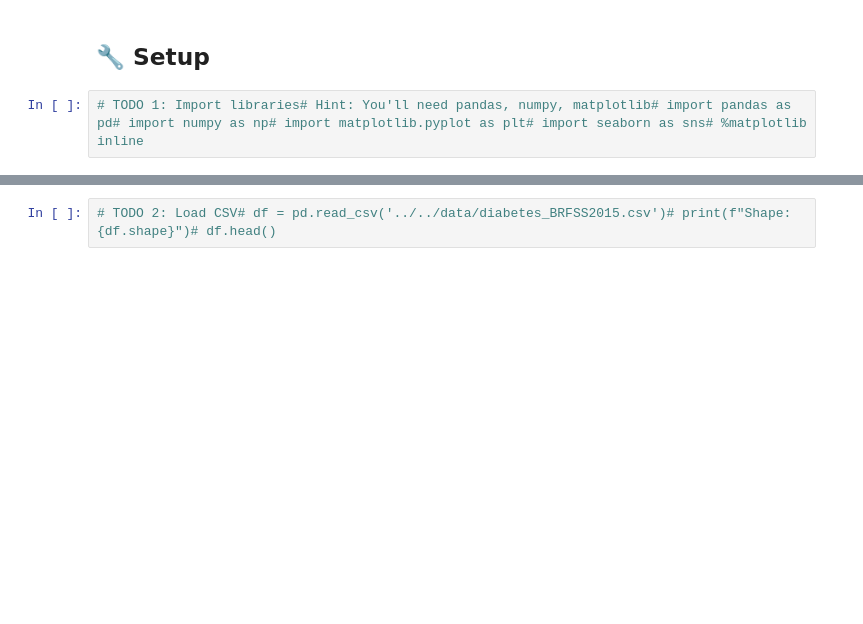
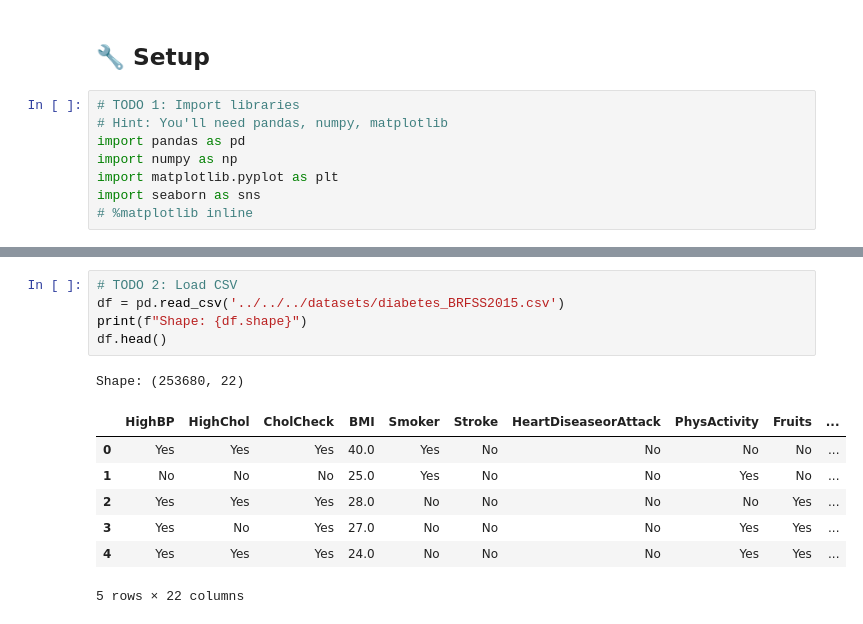
Before and after one commit to Tuminha/PyTorch-Capstone-Project, a Jupyter notebook: projects/01_diabetes_tabular/notebooks/02_load_and_inspect.ipynb, the cells around one changed output, grey strips where cells are left out. Drawn from its saved outputs; the diff is of its cells as text; blank space fills up the shorter version.

```diff
--- a/projects/01_diabetes_tabular/notebooks/02_load_and_inspect.ipynb
+++ b/projects/01_diabetes_tabular/notebooks/02_load_and_inspect.ipynb
@@ -7,5 +33,11 @@
 # %% [markdown]
 ## 🔧 Setup
 # %%
-# TODO 1: Import libraries# Hint: You'll need pandas, numpy, matplotlib# import pandas as pd# import numpy as np# import matplotlib.pyplot as plt# import seaborn as sns# %matplotlib inline
+# TODO 1: Import libraries
+# Hint: You'll need pandas, numpy, matplotlib
+import pandas as pd
+import numpy as np
+import matplotlib.pyplot as plt
+import seaborn as sns
+# %matplotlib inline
 # %% [markdown]
@@ -13,3 +54,15 @@
 # %%
-# TODO 2: Load CSV# df = pd.read_csv('../../data/diabetes_BRFSS2015.csv')# print(f"Shape: {df.shape}")# df.head()
+# TODO 2: Load CSV
+df = pd.read_csv('../../../datasets/diabetes_BRFSS2015.csv')
+print(f"Shape: {df.shape}")
+df.head()
+# %% [output]
+Shape: (253680, 22)
+|  | HighBP | HighChol | CholCheck | BMI | Smoker | Stroke | HeartDiseaseorAttack | PhysActivity | Fruits | ... |
+| 0 | Yes | Yes | Yes | 40.0 | Yes | No | No | No | No | ... |
+| 1 | No | No | No | 25.0 | Yes | No | No | Yes | No | ... |
+| 2 | Yes | Yes | Yes | 28.0 | No | No | No | No | Yes | ... |
+| 3 | Yes | No | Yes | 27.0 | No | No | No | Yes | Yes | ... |
+| 4 | Yes | Yes | Yes | 24.0 | No | No | No | Yes | Yes | ... |
+5 rows × 22 columns
 # %% [markdown]
```
Also changed, not shown: parts of 8 cells of this notebook, 1 other file.
